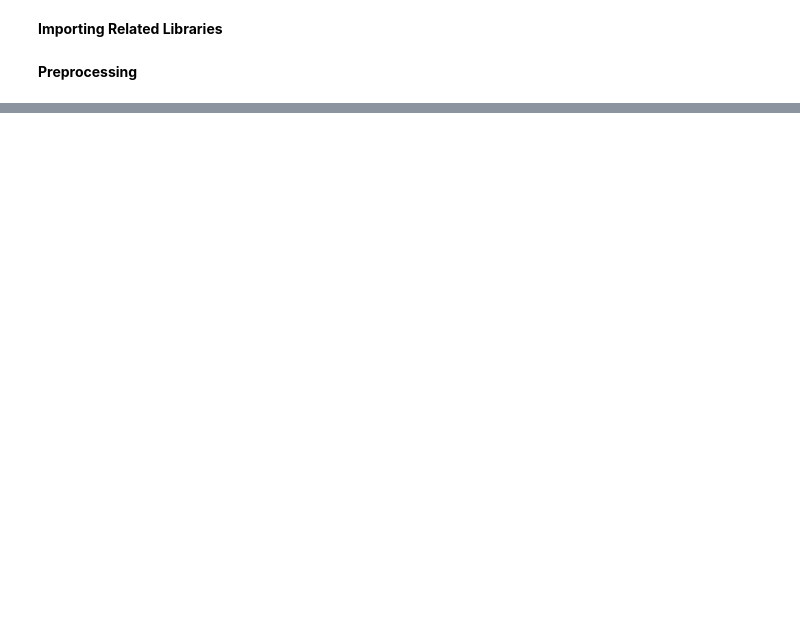
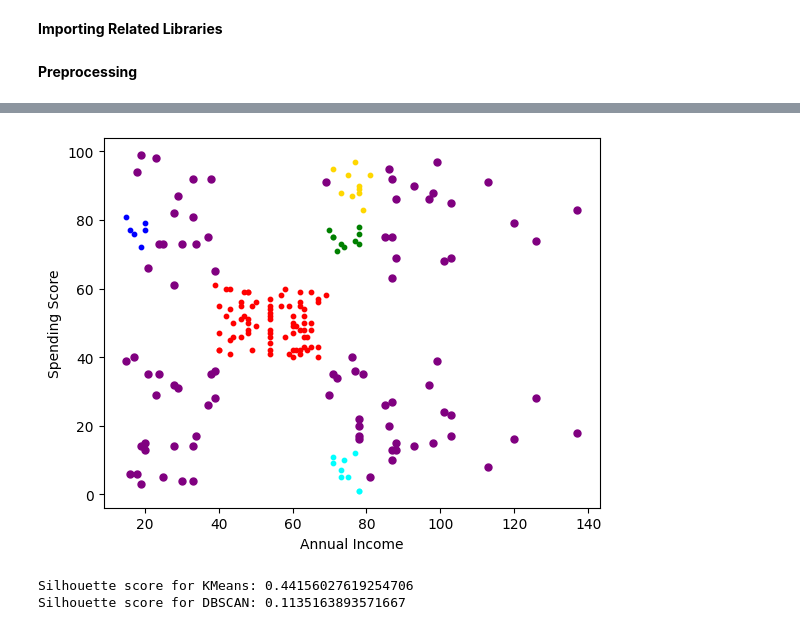
Before and after one commit to Estomihi100103/Clusterisasi-using-Mall-Custumer-Segmentation-Data, a Jupyter notebook: clustering_customer.ipynb, the cells around one changed output, grey strips where cells are left out. Saved outputs shown, nothing was run; the diff lists cells and outputs as text; code cells hidden in the pictures; blank space fills up the shorter version.

```diff
--- a/clustering_customer.ipynb
+++ b/clustering_customer.ipynb
@@ -160,0 +111,4 @@ plt.show()
+# %%
+dbscan = DBSCAN(eps=5, min_samples=5)
+# %%
+labels = dbscan.fit_predict(df)
@@ -160,0 +119,28 @@ plt.show()
+# %%
+# Visualising the clusters
+plt.scatter(df[labels == -1, 0], df[labels == -1, 1], s = 25, c = 'purple')
+
+plt.scatter(df[labels == 0, 0], df[labels == 0, 1], s = 10, c = 'blue')
+plt.scatter(df[labels == 1, 0], df[labels == 1, 1], s = 10, c = 'red')
+plt.scatter(df[labels == 2, 0], df[labels == 2, 1], s = 10, c = 'green')
+plt.scatter(df[labels == 3, 0], df[labels == 3, 1], s = 10, c = 'aqua')
+plt.scatter(df[labels == 4, 0], df[labels == 4, 1], s = 10, c = 'gold')
+
+plt.xlabel('Annual Income')
+plt.ylabel('Spending Score')
+plt.show()
+# %% [output]
+[figure, added]
+# %%
+from sklearn.metrics import silhouette_score
+
+# Calculate the Silhouette score for KMeans clustering
+kmeans_silhouette_score = silhouette_score(df, kmeans.labels_)
+print("Silhouette score for KMeans:", kmeans_silhouette_score)
+
+# Calculate the Silhouette score for DBSCAN clustering
+dbscan_silhouette_score = silhouette_score(df, labels)
+print("Silhouette score for DBSCAN:", dbscan_silhouette_score)
+# %% [output]
+Silhouette score for KMeans: 0.44156027619254706
+Silhouette score for DBSCAN: 0.1135163893571667
```
Also changed, not shown: parts of 31 cells of this notebook.
